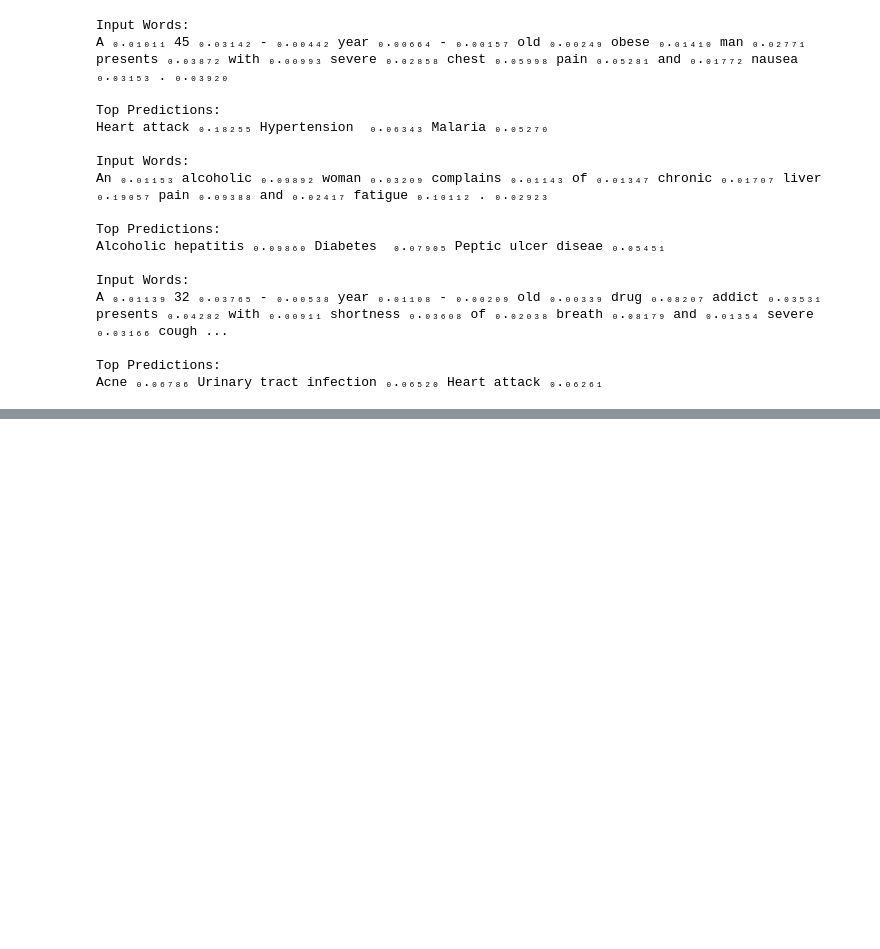
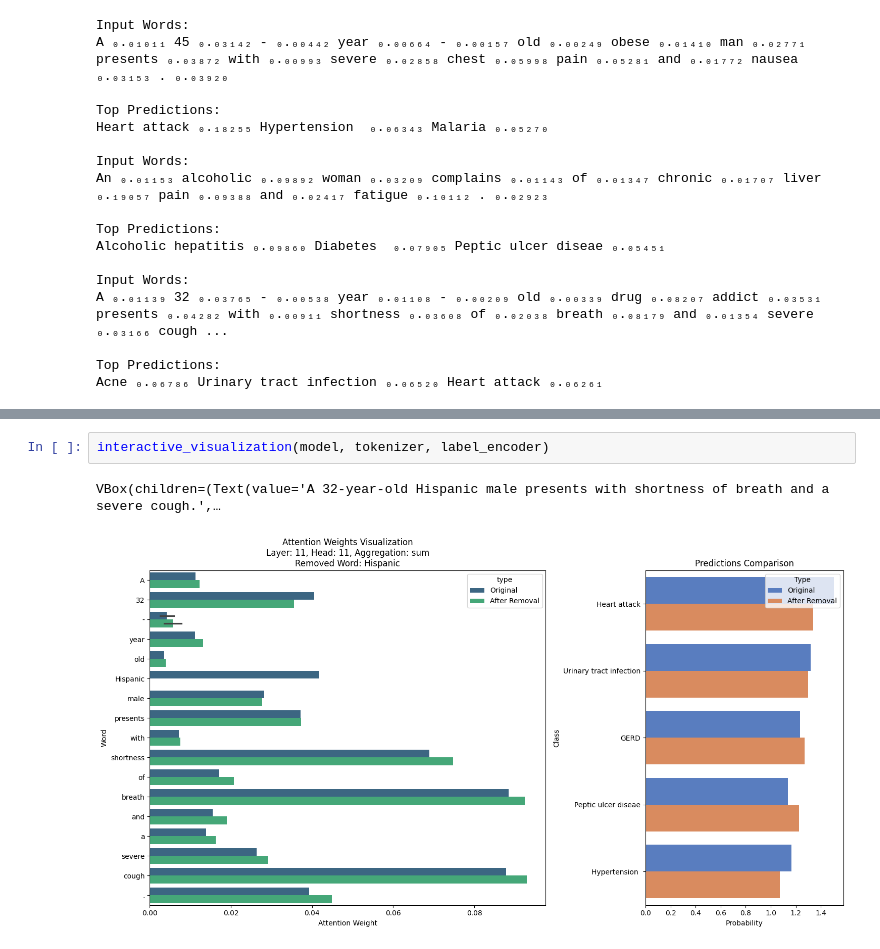
Before and after one commit to gyasifred/NLP-Techniques, a Jupyter notebook: behavioural_testing_attention_project.ipynb, the cells around one changed output, grey strips where cells are left out. Drawn from its saved outputs; the diff is of its cells as text; blank space fills up the shorter version.

```diff
--- a/behavioural_testing_attention_project.ipynb
+++ b/behavioural_testing_attention_project.ipynb
@@ -957,0 +1003,5 @@ VBox(children=(Text(value='A noncompliant diabetic patient reports vision proble
+# %%
+interactive_visualization(model, tokenizer, label_encoder)
+# %% [output]
+VBox(children=(Text(value='A 32-year-old Hispanic male presents with shortness of breath and a severe cough.',…
+[figure, added]
```
Also changed, not shown: parts of 7 cells of this notebook.
